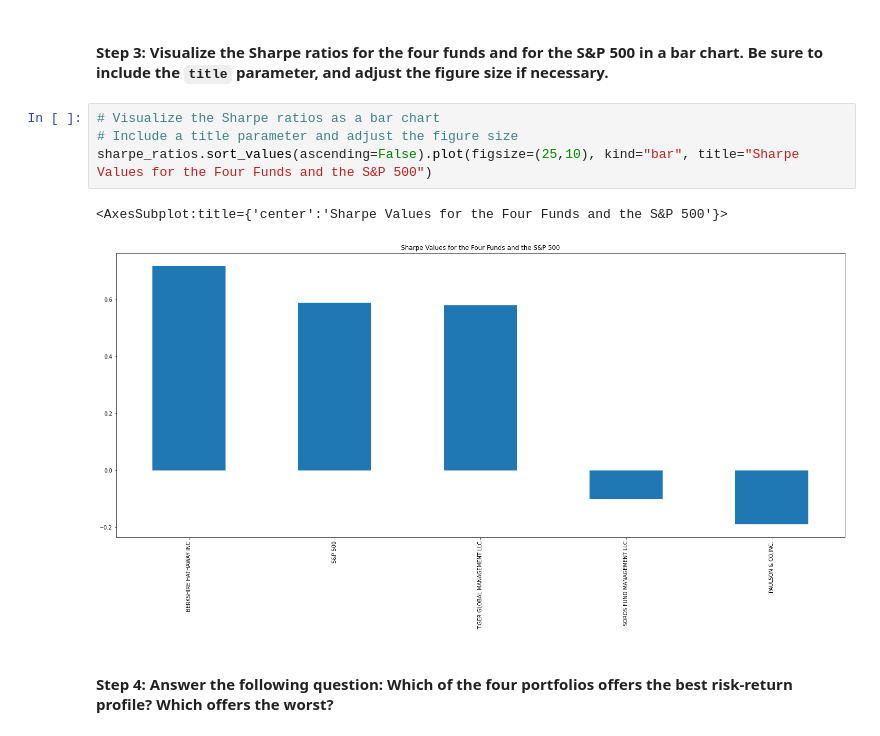
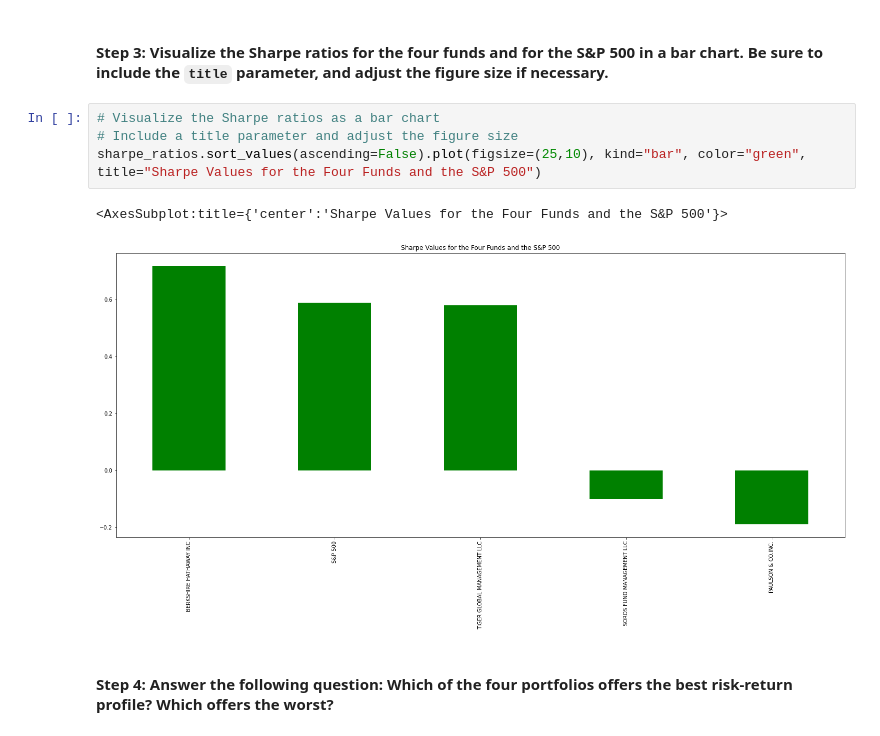
Before and after one commit to toniahurst/FinTech_Module_4_Challenge, a Jupyter notebook: risk_return_analysis.ipynb, the cells around one changed output. Drawn from its saved outputs; the diff is of its cells as text.

```diff
--- a/risk_return_analysis.ipynb
+++ b/risk_return_analysis.ipynb
@@ -356,10 +356,10 @@ dtype: float64
 # %%
 # Visualize the Sharpe ratios as a bar chart
 # Include a title parameter and adjust the figure size
-sharpe_ratios.sort_values(ascending=False).plot(figsize=(25,10), kind="bar", title="Sharpe Values for the Four Funds and the S&P 500")
+sharpe_ratios.sort_values(ascending=False).plot(figsize=(25,10), kind="bar", color="green", title="Sharpe Values for the Four Funds and the S&P 500")
 # %% [output]
 <AxesSubplot:title={'center':'Sharpe Values for the Four Funds and the S&P 500'}>
-[figure, old version]
+[figure, new version]
 # %% [markdown]
 #### Step 4: Answer the following question: Which of the four portfolios offers the best risk-return profile? Which offers the worst?
 # %% [markdown]
```
Also changed, not shown: parts of 7 cells of this notebook.
